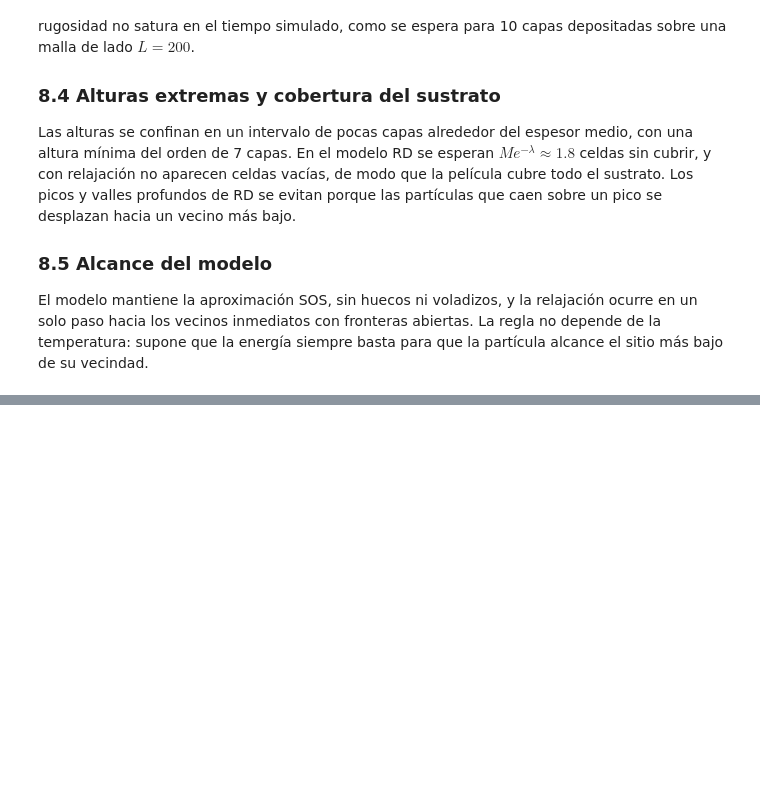
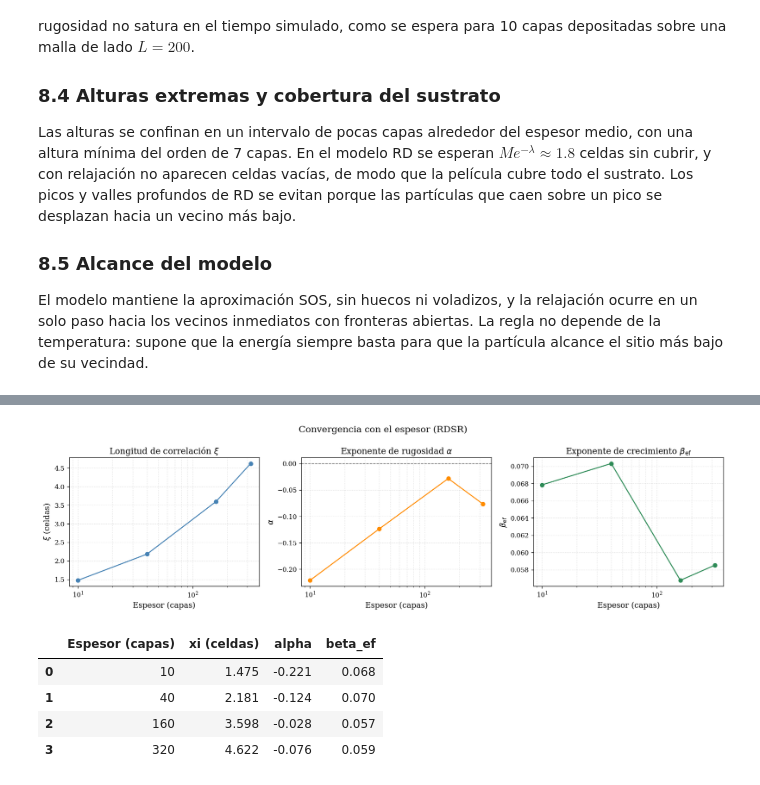
Before and after one commit to cristianvergara0/ComputationalPhysics_UdeA, a Jupyter notebook: Computational Physics I/02_random_deposition_surface_relaxation.ipynb, the cells around one changed output, grey strips where cells are left out. Cells and saved outputs as stored; diff of their text form; code cells hidden in the pictures; blank space fills up the shorter version.

```diff
--- a/Computational Physics I/02_random_deposition_surface_relaxation.ipynb
+++ b/Computational Physics I/02_random_deposition_surface_relaxation.ipynb
@@ -588,0 +936,66 @@ El modelo mantiene la aproximación SOS, sin huecos ni voladizos, y la relajaci
+# %%
+# Convergencia de xi, alpha y beta_ef con el espesor: se reutiliza
+# ejecutar_simulacion_rdsr tal cual. guardar_cada se fija para obtener ~20
+# muestras del historial en cada corrida (necesarias para beta_ef), no las
+# GUARDAR_CADA = 2000 originales, que darian miles de muestras a los
+# espesores mas grandes sin aportar precision adicional al ajuste.
+ESPESORES_OBJETIVO = [10, 40, 160, 320]  # capas; 10 = espesor original de este cuaderno
+
+resultados_convergencia = []
+for h_obj in ESPESORES_OBJETIVO:
+    n_ev = int(round(h_obj * NX * NY))
+    guardar_cada_h = max(1, n_ev // 20)
+    superficie_h, hev_h, hesp_h, hrug_h = ejecutar_simulacion_rdsr(NX, NY, n_ev, guardar_cada_h, SEMILLA)
+
+    t_capas_h = hev_h / n_celdas
+    tramo_h = t_capas_h >= T_MIN_AJUSTE
+    if np.count_nonzero(tramo_h) >= 3:
+        beta_h = np.polyfit(np.log(t_capas_h[tramo_h]), np.log(hrug_h[tramo_h]), 1)[0]
+    else:
+        beta_h = np.nan
+
+    k_h, psd_h = espectro_potencia_radial(superficie_h, periodica=False)
+    r_h, g_h, xi_h = correlacion_alturas_radial(superficie_h, periodica=False)
+    valido_h = (k_h > 0.03) & (k_h < 0.25) & np.isfinite(psd_h) & (psd_h > 0)
+    if valido_h.sum() >= 3:
+        pend_h, _ = np.polyfit(np.log(k_h[valido_h]), np.log(psd_h[valido_h]), 1)
+        alpha_h = -(pend_h + 2) / 2.0
+    else:
+        alpha_h = np.nan
+
+    resultados_convergencia.append({
+        "Espesor (capas)": h_obj, "xi (celdas)": xi_h, "alpha": alpha_h, "beta_ef": beta_h,
+    })
+
+df_convergencia = pd.DataFrame(resultados_convergencia)
+
+fig, axes = plt.subplots(1, 3, figsize=(15, 4.2))
+axes[0].semilogx(df_convergencia["Espesor (capas)"], df_convergencia["xi (celdas)"], "o-", color="steelblue")
+axes[0].set_xlabel("Espesor (capas)"); axes[0].set_ylabel(r"$\xi$ (celdas)")
+axes[0].set_title(r"Longitud de correlación $\xi$")
+axes[0].grid(True, which="both", linestyle=":", alpha=0.5)
+
+axes[1].semilogx(df_convergencia["Espesor (capas)"], df_convergencia["alpha"], "o-", color="darkorange")
+axes[1].axhline(0, color="gray", linestyle="--", lw=1)
+axes[1].set_xlabel("Espesor (capas)"); axes[1].set_ylabel(r"$\alpha$")
+axes[1].set_title(r"Exponente de rugosidad $\alpha$")
+axes[1].grid(True, which="both", linestyle=":", alpha=0.5)
+
+axes[2].semilogx(df_convergencia["Espesor (capas)"], df_convergencia["beta_ef"], "o-", color="seagreen")
+axes[2].set_xlabel("Espesor (capas)"); axes[2].set_ylabel(r"$\beta_{\mathrm{ef}}$")
+axes[2].set_title(r"Exponente de crecimiento $\beta_{\mathrm{ef}}$")
+axes[2].grid(True, which="both", linestyle=":", alpha=0.5)
+
+fig.suptitle("Convergencia con el espesor (RDSR)")
+fig.tight_layout()
+fig.savefig("rdsr_convergencia_espesor.png", bbox_inches="tight")
+plt.show()
+
+display(df_convergencia.round(3))
+# %% [output]
+[figure, added]
+|  | Espesor (capas) | xi (celdas) | alpha | beta_ef |
+| 0 | 10 | 1.475 | -0.221 | 0.068 |
+| 1 | 40 | 2.181 | -0.124 | 0.070 |
+| 2 | 160 | 3.598 | -0.028 | 0.057 |
+| 3 | 320 | 4.622 | -0.076 | 0.059 |
```
Also changed, not shown: parts of 9 cells of this notebook, 24 other files.
